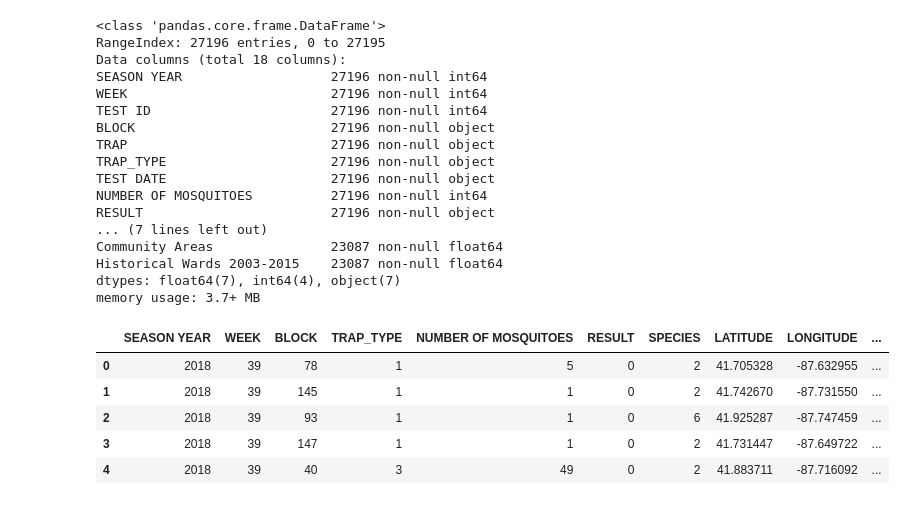
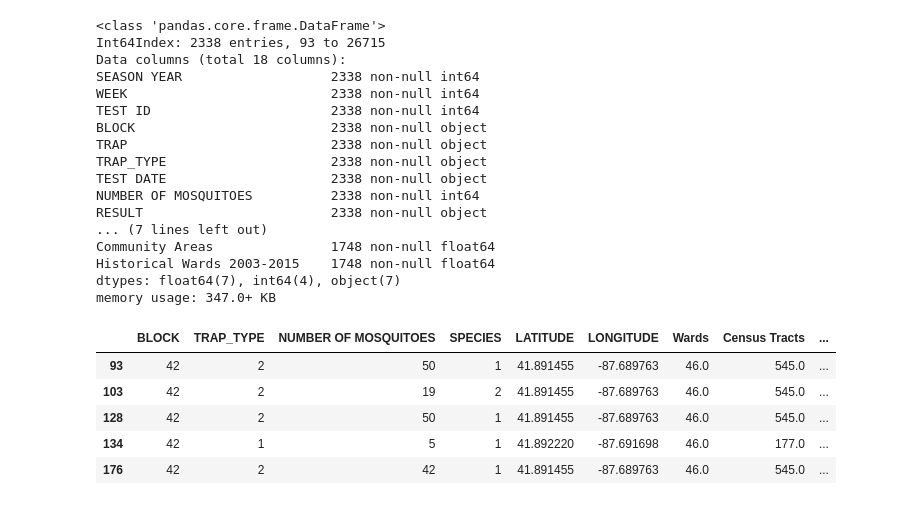
Before and after one commit to yenchulin/DM_HW3, a Jupyter notebook: DBSCAN.ipynb, the cells around one changed output. Cells and saved outputs as stored; diff of their text form; code cells hidden in the pictures.

```diff
--- a/DBSCAN.ipynb
+++ b/DBSCAN.ipynb
@@ -11,6 +11,7 @@ csvPath = "./chicago-west-nile-virus-mosquito-test-results/west-nile-virus-wnv-m
 ## Read Data
 
 df = pd.read_csv(csvPath, encoding="utf-8")
+df = df.loc[df['RESULT'] == 'positive']
 df.head()
 # %% [output]
 |  | SEASON YEAR | WEEK | TEST ID | BLOCK | TRAP | TRAP_TYPE | TEST DATE | NUMBER OF MOSQUITOES | RESULT | ... |
@@ -35,42 +36,43 @@ df.describe()
 df.info()
 # %% [output]
 <class 'pandas.core.frame.DataFrame'>
-RangeIndex: 27196 entries, 0 to 27195
+Int64Index: 2338 entries, 93 to 26715
 Data columns (total 18 columns):
-SEASON YEAR                   27196 non-null int64
-WEEK                          27196 non-null int64
-TEST ID                       27196 non-null int64
-BLOCK                         27196 non-null object
-TRAP                          27196 non-null object
-TRAP_TYPE                     27196 non-null object
-TEST DATE                     27196 non-null object
-NUMBER OF MOSQUITOES          27196 non-null int64
-RESULT                        27196 non-null object
+SEASON YEAR                   2338 non-null int64
+WEEK                          2338 non-null int64
+TEST ID                       2338 non-null int64
+BLOCK                         2338 non-null object
+TRAP                          2338 non-null object
+TRAP_TYPE                     2338 non-null object
+TEST DATE                     2338 non-null object
+NUMBER OF MOSQUITOES          2338 non-null int64
+RESULT                        2338 non-null object
 ... (7 lines left out)
-Community Areas               23087 non-null float64
-Historical Wards 2003-2015    23087 non-null float64
+Community Areas               1748 non-null float64
+Historical Wards 2003-2015    1748 non-null float64
 dtypes: float64(7), int64(4), object(7)
-memory usage: 3.7+ MB
+memory usage: 347.0+ KB
 # %%
 ## Preprocess data
 
-df['TEST DATE INT'] = pd.to_datetime(df['TEST DATE']).astype('int64')//1e9
+# df['TEST DATE INT'] = pd.to_datetime(df['TEST DATE']).astype('int64')//1e9
+df['TEST DATE INT'] = df['TEST DATE'].str.split('T').str[0].str.replace('-', '').astype('int64')
 
-nonNumCol = ['TRAP', 'BLOCK', 'TRAP_TYPE', 'RESULT', 'SPECIES', 'Zip Codes']
+nonNumCol = ['TRAP', 'BLOCK', 'TRAP_TYPE', 'SPECIES', 'Zip Codes']
 for col in nonNumCol:
     df[col] = df[col].astype('category')
     df[col] = df[col].cat.codes
 
-df_dropped = df.drop(columns=['LOCATION', 'TEST DATE', 'TEST ID', 'TRAP', 'TEST DATE INT'])
+df_dropped = df.drop(columns=['LOCATION', 'TEST DATE', 'TEST ID', 'TRAP', 'SEASON YEAR', 'WEEK', 'RESULT'])
 df_dropped = df_dropped.dropna()
 df_dropped.head()
 # %% [output]
-|  | SEASON YEAR | WEEK | BLOCK | TRAP_TYPE | NUMBER OF MOSQUITOES | RESULT | SPECIES | LATITUDE | LONGITUDE | ... |
-| 0 | 2018 | 39 | 78 | 1 | 5 | 0 | 2 | 41.705328 | -87.632955 | ... |
-| 1 | 2018 | 39 | 145 | 1 | 1 | 0 | 2 | 41.742670 | -87.731550 | ... |
-| 2 | 2018 | 39 | 93 | 1 | 1 | 0 | 6 | 41.925287 | -87.747459 | ... |
-| 3 | 2018 | 39 | 147 | 1 | 1 | 0 | 2 | 41.731447 | -87.649722 | ... |
-| 4 | 2018 | 39 | 40 | 3 | 49 | 0 | 2 | 41.883711 | -87.716092 | ... |
+|  | BLOCK | TRAP_TYPE | NUMBER OF MOSQUITOES | SPECIES | LATITUDE | LONGITUDE | Wards | Census Tracts | ... |
+| 93 | 42 | 2 | 50 | 1 | 41.891455 | -87.689763 | 46.0 | 545.0 | ... |
+| 103 | 42 | 2 | 19 | 2 | 41.891455 | -87.689763 | 46.0 | 545.0 | ... |
+| 128 | 42 | 2 | 50 | 1 | 41.891455 | -87.689763 | 46.0 | 545.0 | ... |
+| 134 | 42 | 1 | 5 | 1 | 41.892220 | -87.691698 | 46.0 | 177.0 | ... |
+| 176 | 42 | 2 | 42 | 1 | 41.891455 | -87.689763 | 46.0 | 545.0 | ... |
 # %%
 df_dropped.info()
 # %% [output]
```
Also changed, not shown: parts of 15 cells of this notebook.
